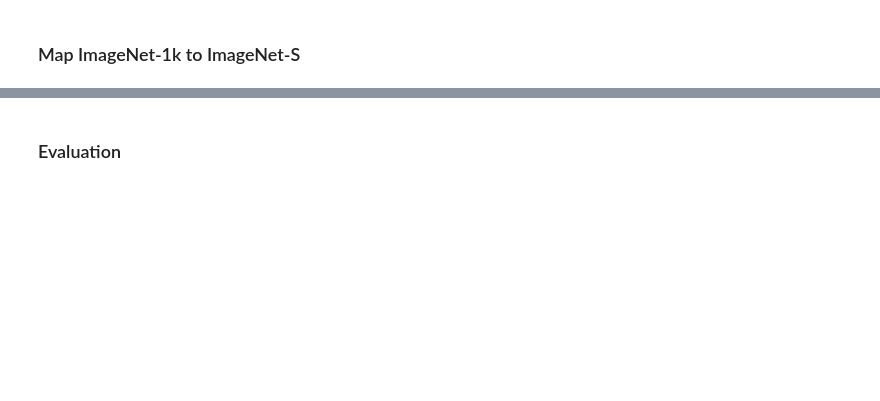
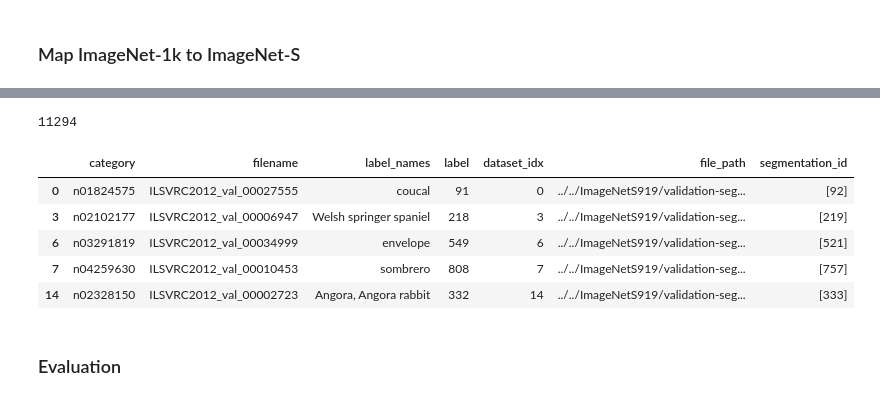
Before and after one commit to karray/LFAM, a Jupyter notebook: EvaluationLaFAM.ipynb, the cells around one changed output, grey strips where cells are left out. Cells and saved outputs as stored; diff of their text form; code cells hidden in the pictures; blank space fills up the shorter version.

```diff
--- a/EvaluationLaFAM.ipynb
+++ b/EvaluationLaFAM.ipynb
@@ -133,7 +176,7 @@ for i, (img, l) in enumerate(zip(imgent_ds._data["image"], imgent_ds._data["labe
     row = {}
     row["category"] = path.split("/")[-1].split("_")[-1].split(".")[0]
     row["filename"] = path.split("/")[-1].split("_n")[0]
-    row["label_names"] = imgnet_labels[l]
+    row["label_names"] = imagenet_labels[l]
     row["label"] = l
     row["dataset_idx"] = i
     rows.append(row)
@@ -177,7 +249,15 @@ imgnet_s_df.head()
 # %%
-imgnet_s_df = imgnet_s_df[imgnet_s_df["segmentation_id"].apply(lambda x: len(x)) > 1].copy()
+imgnet_s_df = imgnet_s_df[imgnet_s_df["segmentation_id"].apply(lambda x: len(x)) == 1].copy()
 print(len(imgnet_s_df))
 imgnet_s_df.head()
+# %% [output]
+11294
+|  | category | filename | label_names | label | dataset_idx | file_path | segmentation_id |
+| 0 | n01824575 | ILSVRC2012_val_00027555 | coucal | 91 | 0 | ../../ImageNetS919/validation-seg... | [92] |
+| 3 | n02102177 | ILSVRC2012_val_00006947 | Welsh springer spaniel | 218 | 3 | ../../ImageNetS919/validation-seg... | [219] |
+| 6 | n03291819 | ILSVRC2012_val_00034999 | envelope | 549 | 6 | ../../ImageNetS919/validation-seg... | [521] |
+| 7 | n04259630 | ILSVRC2012_val_00010453 | sombrero | 808 | 7 | ../../ImageNetS919/validation-seg... | [757] |
+| 14 | n02328150 | ILSVRC2012_val_00002723 | Angora, Angora rabbit | 332 | 14 | ../../ImageNetS919/validation-seg... | [333] |
 # %% [markdown]
 ### Evaluation
 # %%
```
Also changed, not shown: parts of 20 cells of this notebook, 2 other files.
